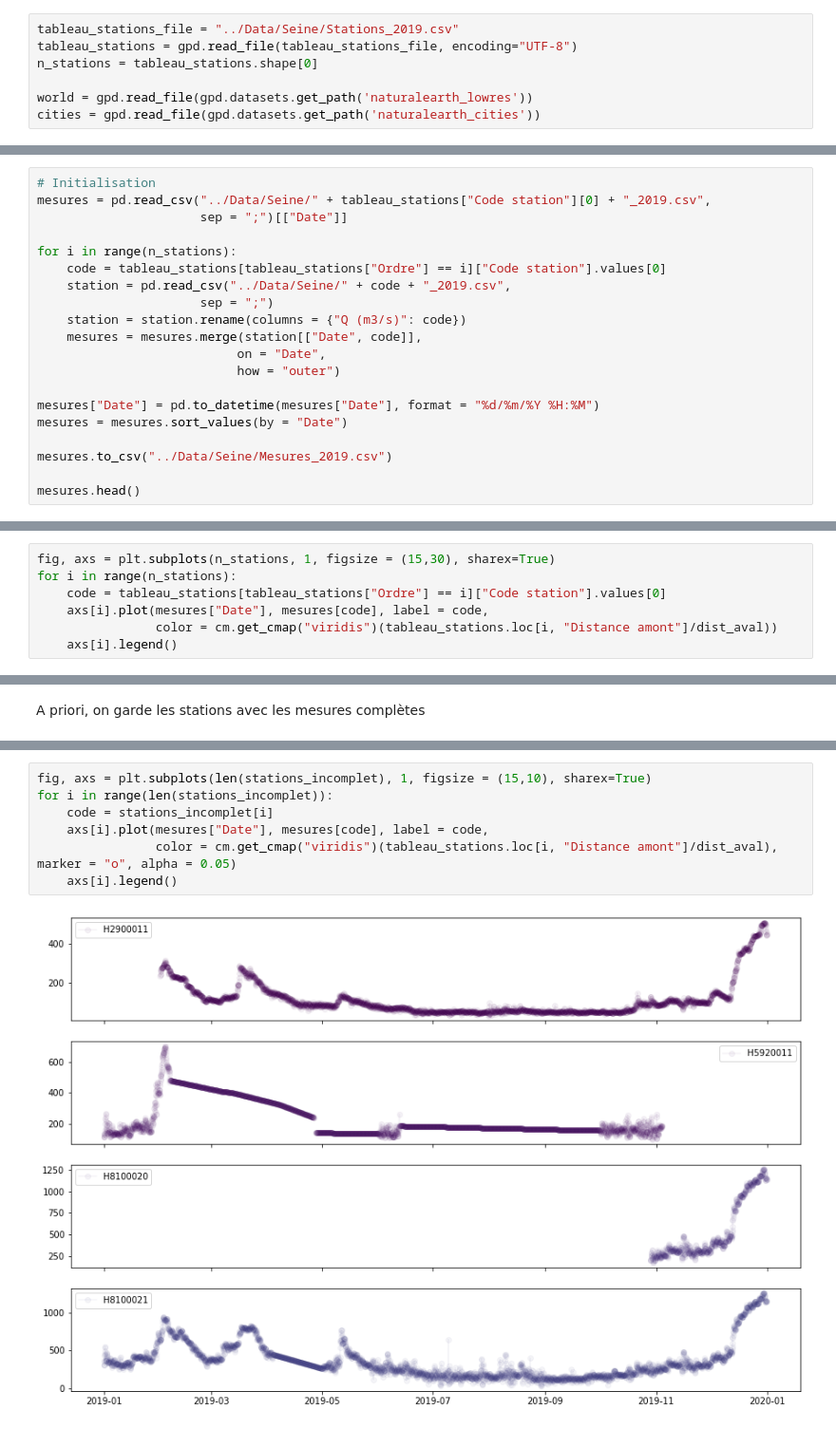
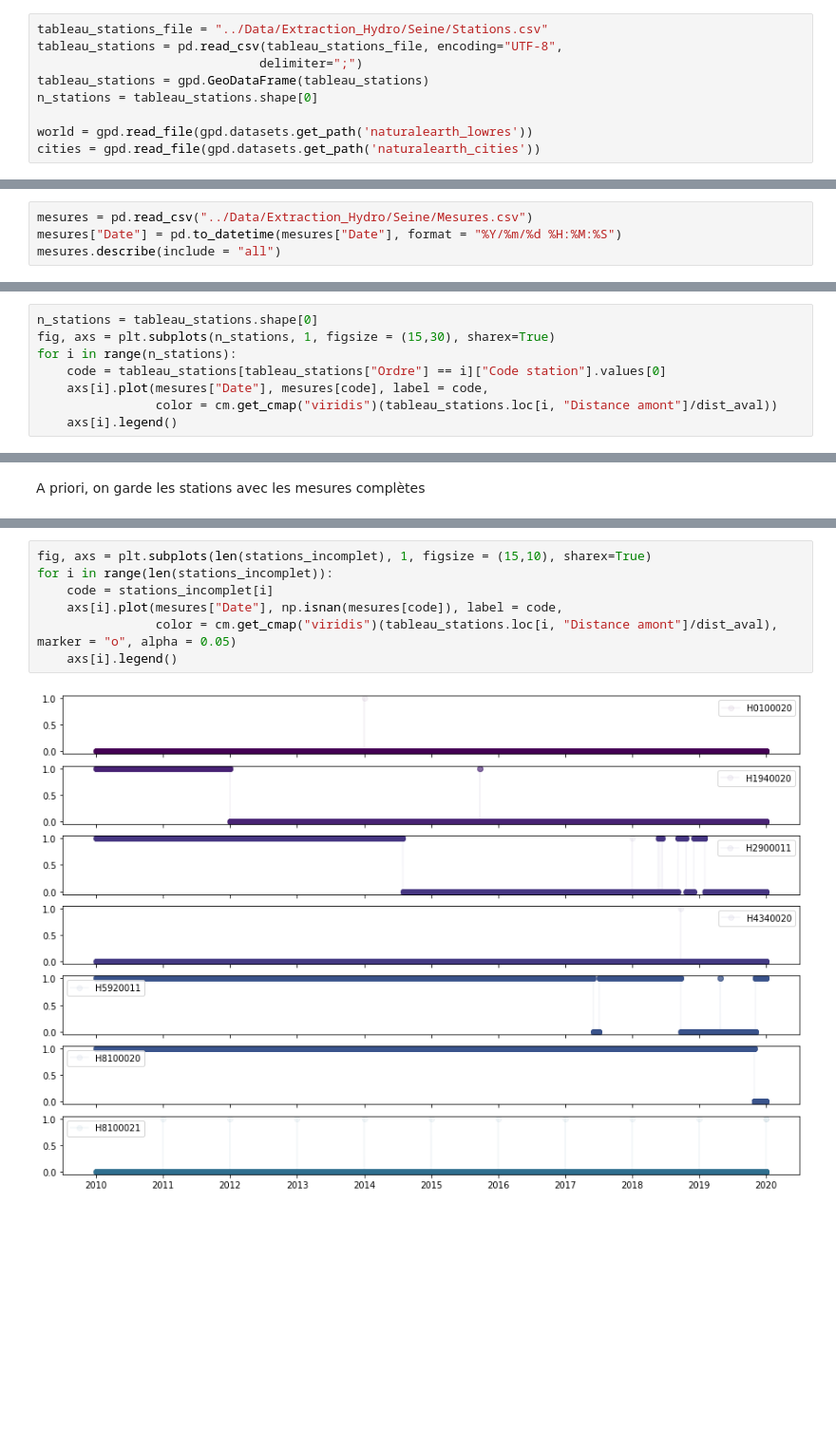
Before and after one commit to JlnZhou/ProjectML, a Jupyter notebook: Explorations_Seine.ipynb, the cells around one changed output, grey strips where cells are left out. Shown: that part at 95% size. Saved outputs shown, nothing was run; the diff lists cells and outputs as text; blank space fills up the shorter version.

```diff
--- a/Explorations_Seine.ipynb
+++ b/Explorations_Seine.ipynb
@@ -11,8 +11,10 @@ from shapely.geometry import Point
 # %% [markdown]
 ## Emplacement des stations
 # %%
-tableau_stations_file = "../Data/Seine/Stations_2019.csv"
-tableau_stations = gpd.read_file(tableau_stations_file, encoding="UTF-8")
+tableau_stations_file = "../Data/Extraction_Hydro/Seine/Stations.csv"
+tableau_stations = pd.read_csv(tableau_stations_file, encoding="UTF-8",
+                              delimiter=";")
+tableau_stations = gpd.GeoDataFrame(tableau_stations)
 n_stations = tableau_stations.shape[0]
 
 world = gpd.read_file(gpd.datasets.get_path('naturalearth_lowres'))
@@ -99,22 +168,2 @@ tableau_stations.plot(ax = base, color = cm.get_cmap("viridis")(tableau_stations
 # %% [markdown]
 ## Explorations
-# %%
-# Initialisation
-mesures = pd.read_csv("../Data/Seine/" + tableau_stations["Code station"][0] + "_2019.csv",
-                      sep = ";")[["Date"]]
-
-for i in range(n_stations):
-    code = tableau_stations[tableau_stations["Ordre"] == i]["Code station"].values[0]
-    station = pd.read_csv("../Data/Seine/" + code + "_2019.csv",
-                      sep = ";")
-    station = station.rename(columns = {"Q (m3/s)": code})
-    mesures = mesures.merge(station[["Date", code]],
-                           on = "Date",
-                           how = "outer")
-
-mesures["Date"] = pd.to_datetime(mesures["Date"], format = "%d/%m/%Y %H:%M")
-mesures = mesures.sort_values(by = "Date")
-
-mesures.to_csv("../Data/Seine/Mesures_2019.csv")
-
-mesures.head()
@@ -144,0 +170,4 @@ mesures.describe(include = "all")
+# %%
+mesures = pd.read_csv("../Data/Extraction_Hydro/Seine/Mesures.csv")
+mesures["Date"] = pd.to_datetime(mesures["Date"], format = "%Y/%m/%d %H:%M:%S")
+mesures.describe(include = "all")
@@ -145,4 +189,5 @@ mesures.describe(include = "all")
 # %%
+n_stations = tableau_stations.shape[0]
 fig, axs = plt.subplots(n_stations, 1, figsize = (15,30), sharex=True)
 for i in range(n_stations):
     code = tableau_stations[tableau_stations["Ordre"] == i]["Code station"].values[0]
@@ -308,9 +366,9 @@ dtype: int64
 # %%
 fig, axs = plt.subplots(len(stations_incomplet), 1, figsize = (15,10), sharex=True)
 for i in range(len(stations_incomplet)):
     code = stations_incomplet[i]
-    axs[i].plot(mesures["Date"], mesures[code], label = code,
+    axs[i].plot(mesures["Date"], np.isnan(mesures[code]), label = code,
                 color = cm.get_cmap("viridis")(tableau_stations.loc[i, "Distance amont"]/dist_aval), marker = "o", alpha = 0.05)
     axs[i].legend()
 # %% [output]
-[figure, old version]
+[figure, new version]
```
Also changed, not shown: parts of 42 cells of this notebook, 3 other files.
